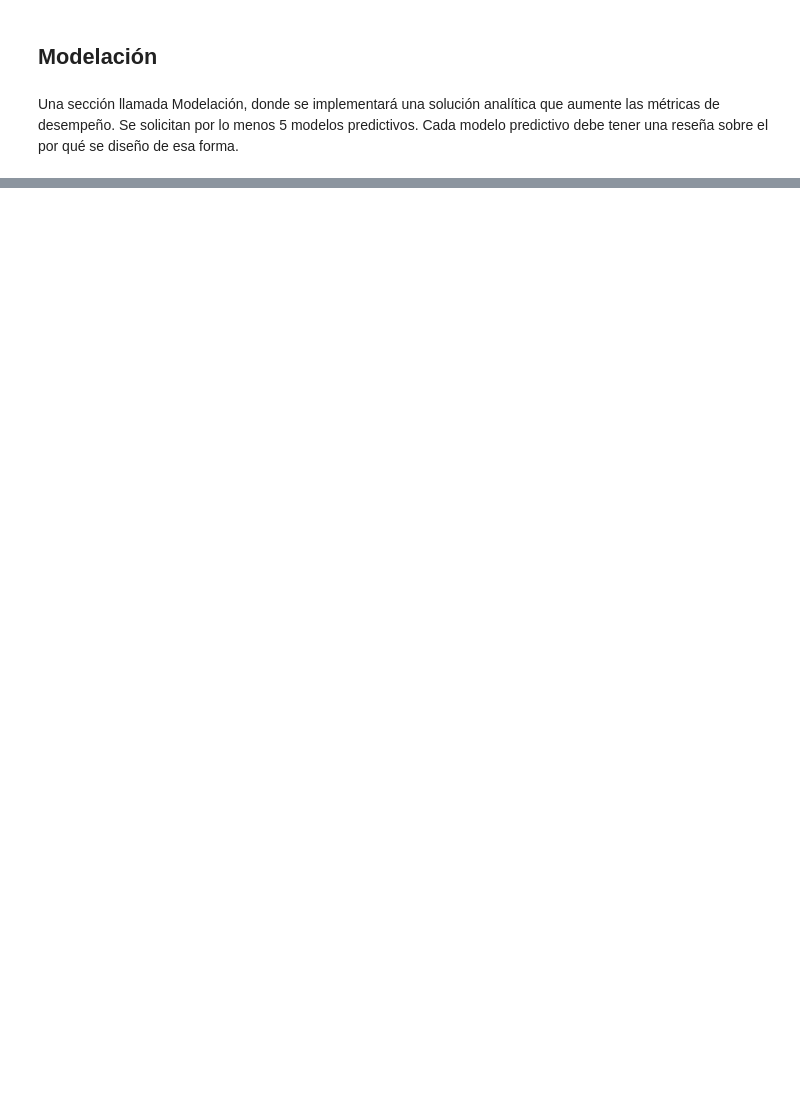
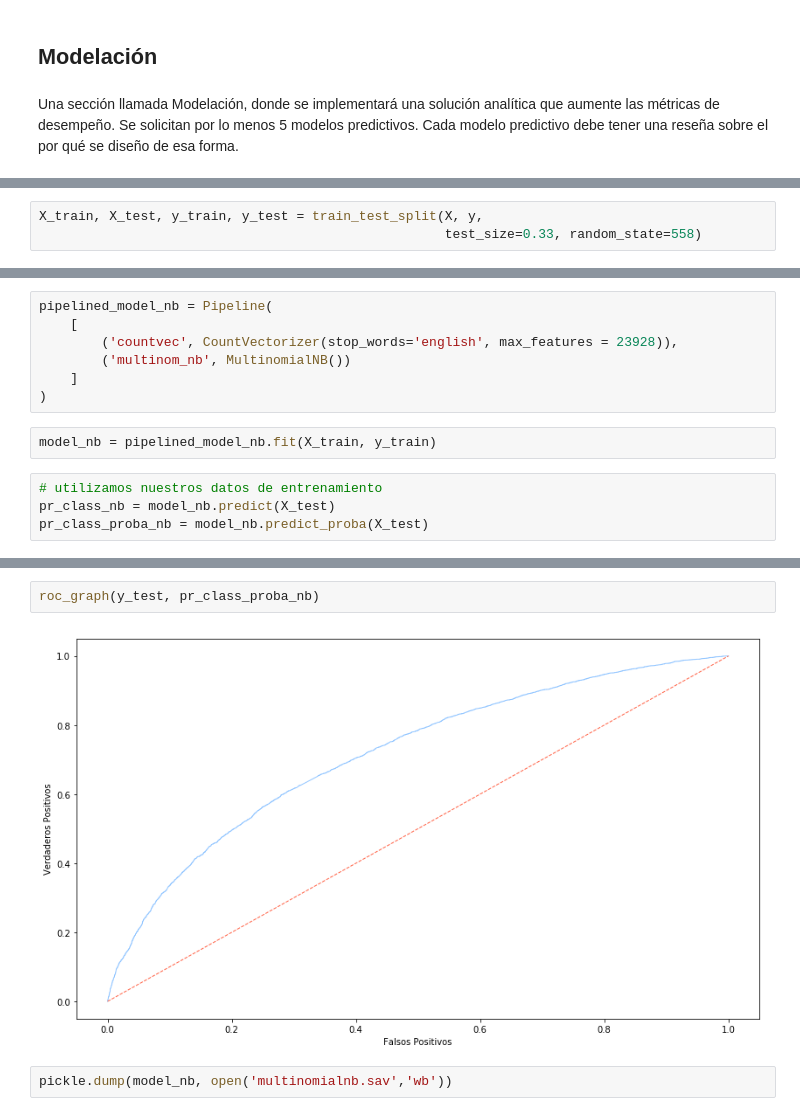
Before and after one commit to ridexmoler/modulo-machine-learning, a Jupyter notebook: prueba/Pablo-Rocco-PRUEBA-1/notebook.ipynb, the cells around one changed output, grey strips where cells are left out. Cells and saved outputs as stored; diff of their text form; blank space fills up the shorter version.

```diff
--- a/prueba/Pablo-Rocco-PRUEBA-1/notebook.ipynb
+++ b/prueba/Pablo-Rocco-PRUEBA-1/notebook.ipynb
@@ -378,0 +427,3 @@ predictivo debe tener una reseña sobre el por qué se diseño de esa forma.
+# %%
+X_train, X_test, y_train, y_test = train_test_split(X, y,
+                                                    test_size=0.33, random_state=558)
@@ -378,0 +432,13 @@ predictivo debe tener una reseña sobre el por qué se diseño de esa forma.
+# %%
+pipelined_model_nb = Pipeline(
+    [
+        ('countvec', CountVectorizer(stop_words='english', max_features = 23928)),
+        ('multinom_nb', MultinomialNB())
+    ]
+)
+# %%
+model_nb = pipelined_model_nb.fit(X_train, y_train)
+# %%
+# utilizamos nuestros datos de entrenamiento
+pr_class_nb = model_nb.predict(X_test)
+pr_class_proba_nb = model_nb.predict_proba(X_test)
@@ -378,0 +463,6 @@ predictivo debe tener una reseña sobre el por qué se diseño de esa forma.
+# %%
+roc_graph(y_test, pr_class_proba_nb)
+# %% [output]
+[figure, added]
+# %%
+pickle.dump(model_nb, open('multinomialnb.sav','wb'))
```
Also changed, not shown: parts of 96 cells of this notebook, 18 other files.
